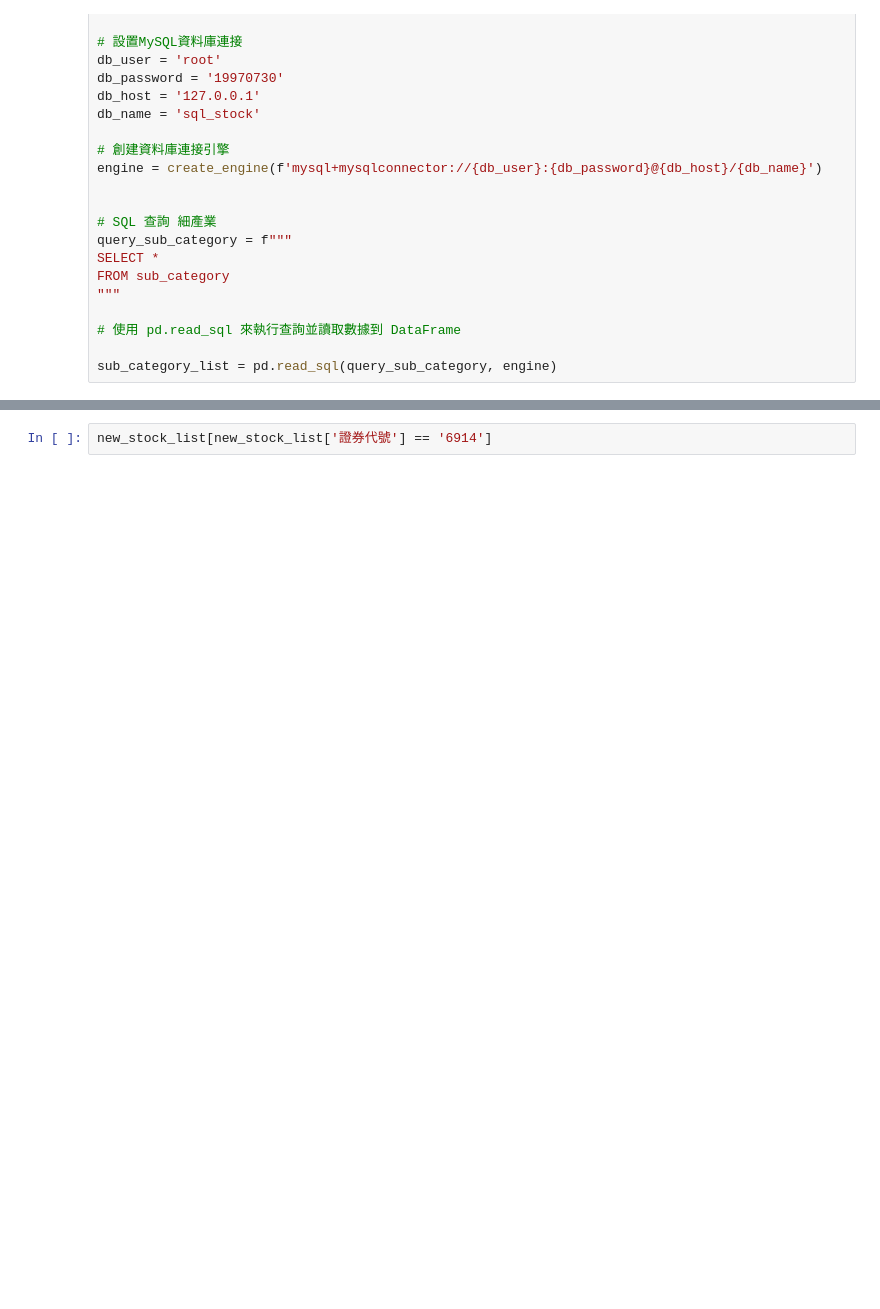
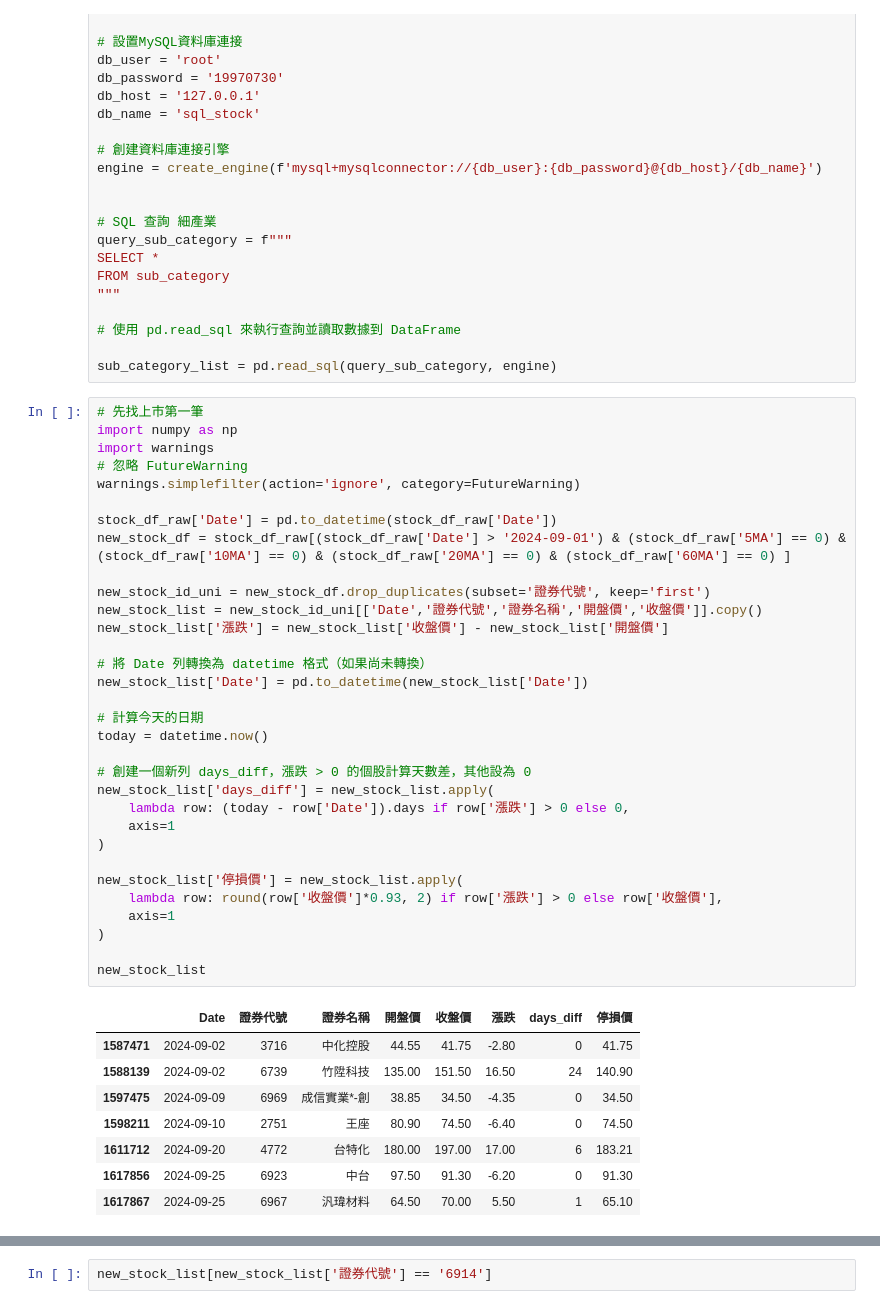
Before and after one commit to mulderfang/stock, a Jupyter notebook: 進出策略/事件交易-策略1_包你發娛樂城.ipynb, the cells around one changed output, grey strips where cells are left out. Cells and saved outputs as stored; diff of their text form; blank space fills up the shorter version.

```diff
--- a/進出策略/事件交易-策略1_上市櫃前幾天買.ipynb
+++ b/進出策略/事件交易-策略1_包你發娛樂城.ipynb
@@ -84,3 +84,44 @@ FROM sub_category
 # 使用 pd.read_sql 來執行查詢並讀取數據到 DataFrame
 
 sub_category_list = pd.read_sql(query_sub_category, engine)
+# %%
+# 先找上市第一筆
+import numpy as np
+import warnings
+# 忽略 FutureWarning
+warnings.simplefilter(action='ignore', category=FutureWarning)
+
+stock_df_raw['Date'] = pd.to_datetime(stock_df_raw['Date'])
+new_stock_df = stock_df_raw[(stock_df_raw['Date'] > '2024-09-01') & (stock_df_raw['5MA'] == 0) & (stock_df_raw['10MA'] == 0) & (stock_df_raw['20MA'] == 0) & (stock_df_raw['60MA'] == 0) ]
+
+new_stock_id_uni = new_stock_df.drop_duplicates(subset='證券代號', keep='first')
+new_stock_list = new_stock_id_uni[['Date','證券代號','證券名稱','開盤價','收盤價']].copy()
+new_stock_list['漲跌'] = new_stock_list['收盤價'] - new_stock_list['開盤價']
+
+# 將 Date 列轉換為 datetime 格式（如果尚未轉換）
+new_stock_list['Date'] = pd.to_datetime(new_stock_list['Date'])
+
+# 計算今天的日期
+today = datetime.now()
+
+# 創建一個新列 days_diff，漲跌 > 0 的個股計算天數差，其他設為 0
+new_stock_list['days_diff'] = new_stock_list.apply(
+    lambda row: (today - row['Date']).days if row['漲跌'] > 0 else 0,
+    axis=1
+)
+
+new_stock_list['停損價'] = new_stock_list.apply(
+    lambda row: round(row['收盤價']*0.93, 2) if row['漲跌'] > 0 else row['收盤價'],
+    axis=1
+)
+
+new_stock_list
+# %% [output]
+|  | Date | 證券代號 | 證券名稱 | 開盤價 | 收盤價 | 漲跌 | days_diff | 停損價 |
+| 1587471 | 2024-09-02 | 3716 | 中化控股 | 44.55 | 41.75 | -2.80 | 0 | 41.75 |
+| 1588139 | 2024-09-02 | 6739 | 竹陞科技 | 135.00 | 151.50 | 16.50 | 24 | 140.90 |
+| 1597475 | 2024-09-09 | 6969 | 成信實業*-創 | 38.85 | 34.50 | -4.35 | 0 | 34.50 |
+| 1598211 | 2024-09-10 | 2751 | 王座 | 80.90 | 74.50 | -6.40 | 0 | 74.50 |
+| 1611712 | 2024-09-20 | 4772 | 台特化 | 180.00 | 197.00 | 17.00 | 6 | 183.21 |
+| 1617856 | 2024-09-25 | 6923 | 中台 | 97.50 | 91.30 | -6.20 | 0 | 91.30 |
+| 1617867 | 2024-09-25 | 6967 | 汎瑋材料 | 64.50 | 70.00 | 5.50 | 1 | 65.10 |
```
Also changed, not shown: parts of 5 cells of this notebook, 3 other files.
